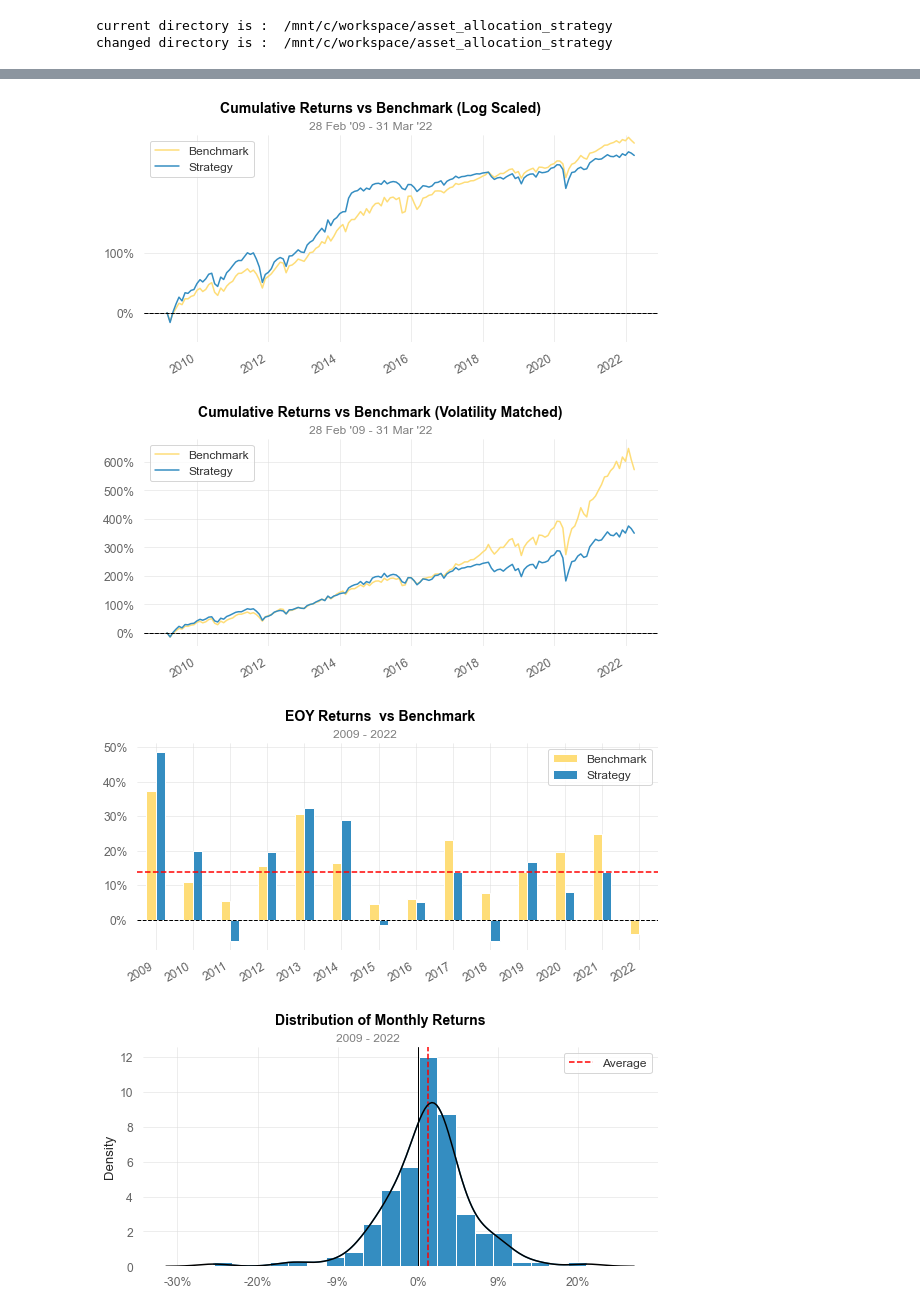
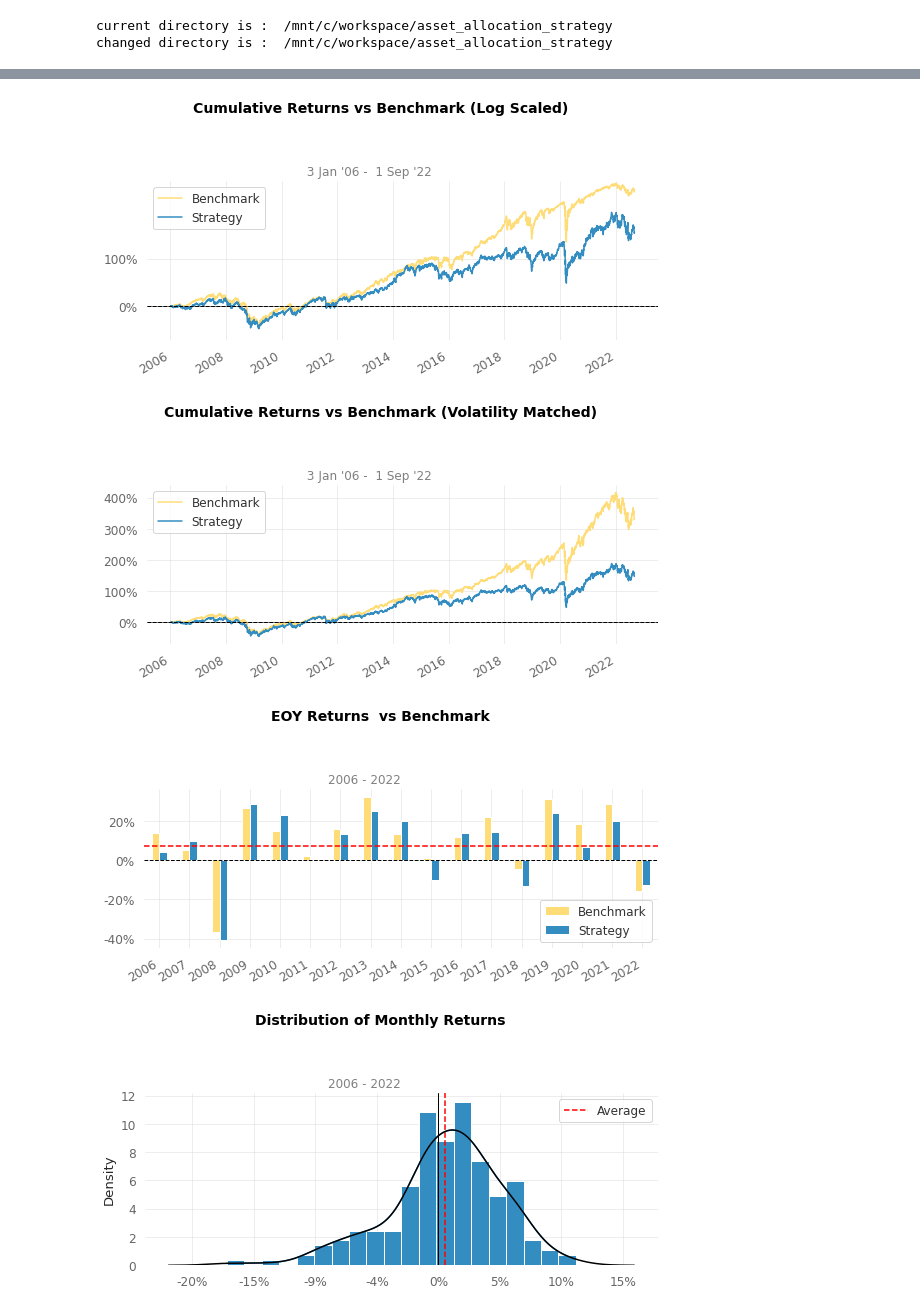
Before and after one commit to QuhiQuhihi/project_Asset_Allocation, a Jupyter notebook: 05_sector_rotation_with_momentum.ipynb, the cells around one changed output, grey strips where cells are left out. Drawn from its saved outputs; the diff is of its cells as text; code cells hidden in the pictures.

```diff
--- a/05_sector_rotation_with_momentum.ipynb
+++ b/05_sector_rotation_with_momentum.ipynb
@@ -194,0 +171,3 @@ Backtest period: 2006-01-03 00:00:00 -- 2022-09-01 00:00:00
+# %%
+myasset = engine.asset_df.sum(axis=1)
+myasset
@@ -422,0 +257,6 @@ quantstats.reports.plots(returns = rebal_strategy.loc[ : , 'strategy_return'],be
+# %%
+bm_engine = BacktestEngine(yfinance_list=['SPY'])
+equal_weight = EqualWeightGenerator(bm_engine.cache)
+bm_engine.run_backtest(target_generator=equal_weight, sdate=start_date, edate=end_date, transaction_cost=cost)
+benchmark2 = bm_engine.asset_df.sum(axis=1)
+benchmark2
@@ -423,5 +280,5 @@ quantstats.reports.plots(returns = rebal_strategy.loc[ : , 'strategy_return'],be
 # %%
-quantstats.reports.full(returns = rebal_strategy.loc[ : , 'strategy_return'],benchmark = rebal_strategy.loc[ :, 'benchmark_return'],)
+quantstats.reports.full(returns=myasset, benchmark=benchmark2)
 # %% [output]
 Performance Metrics
                            Strategy    Benchmark
@@ -454,4 +311,4 @@ Strategy Visualization
-[figure, old version]
+[figure, new version]
-[figure, old version]
+[figure, new version]
-[figure, old version]
+[figure, new version]
-[figure, old version]
+[figure, new version]
```
Also changed, not shown: parts of 28 cells of this notebook.
